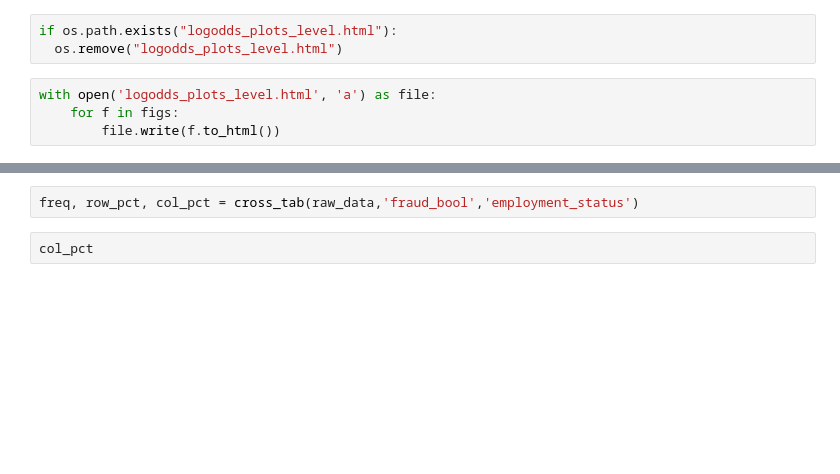
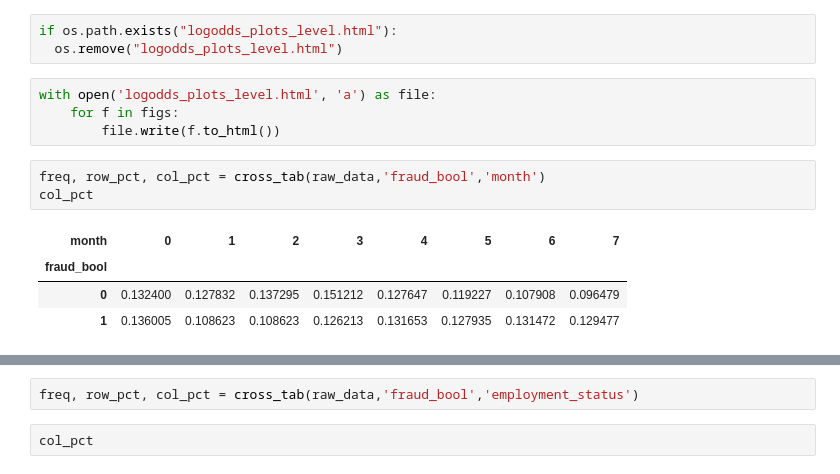
Before and after one commit to zzstephen/fraud_detection, a Jupyter notebook: EDA/read_data.ipynb, the cells around one changed output, grey strips where cells are left out. Cells and saved outputs as stored; diff of their text form; blank space fills up the shorter version.

```diff
--- a/EDA/read_data.ipynb
+++ b/EDA/read_data.ipynb
@@ -213,3 +213,11 @@ if os.path.exists("logodds_plots_level.html"):
 with open('logodds_plots_level.html', 'a') as file:
     for f in figs:
         file.write(f.to_html())
+# %%
+freq, row_pct, col_pct = cross_tab(raw_data,'fraud_bool','month')
+col_pct
+# %% [output]
+| month | 0 | 1 | 2 | 3 | 4 | 5 | 6 | 7 |
+| fraud_bool |  |  |  |  |  |  |  |  |
+| 0 | 0.132400 | 0.127832 | 0.137295 | 0.151212 | 0.127647 | 0.119227 | 0.107908 | 0.096479 |
+| 1 | 0.136005 | 0.108623 | 0.108623 | 0.126213 | 0.131653 | 0.127935 | 0.131472 | 0.129477 |
```
Also changed, not shown: parts of 13 cells of this notebook.
